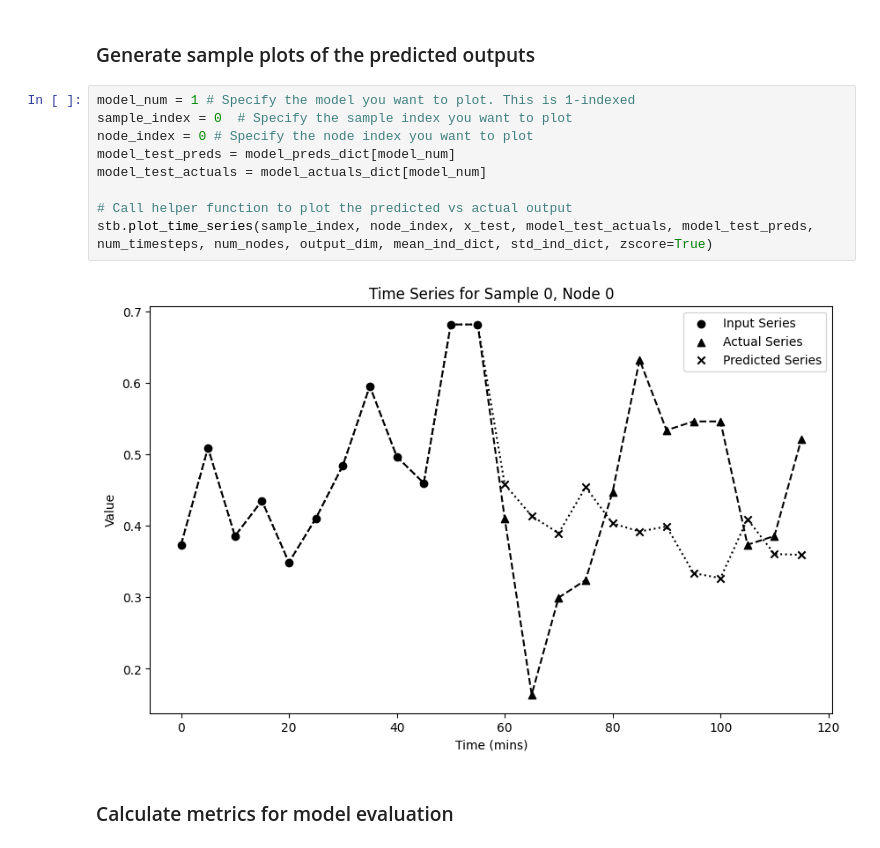
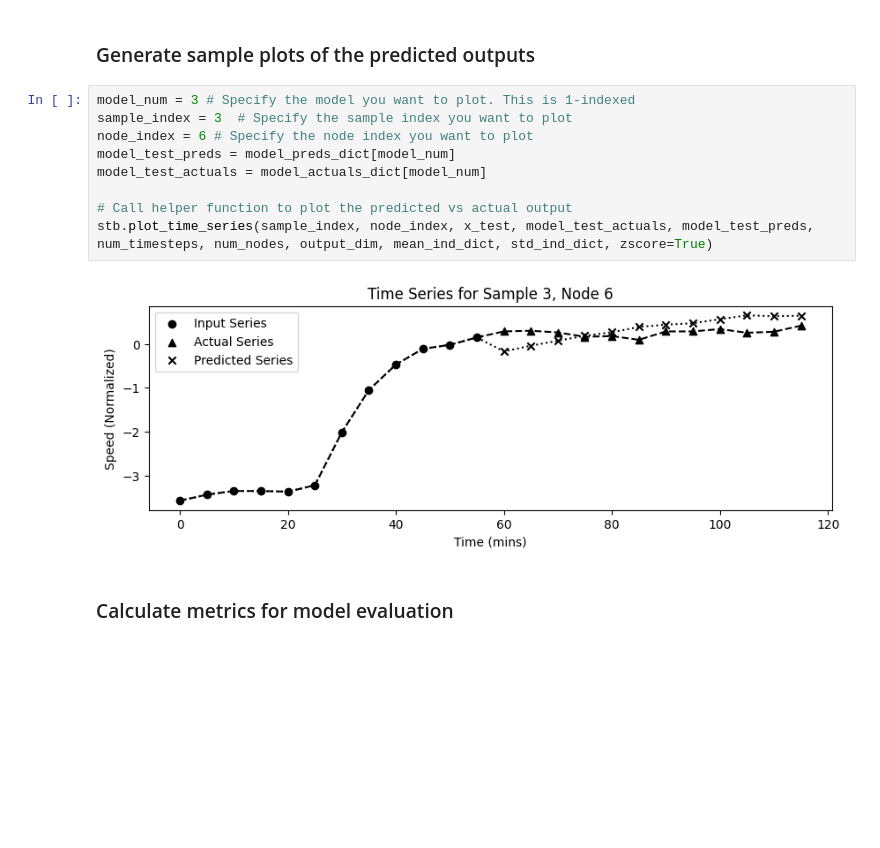
Before and after one commit to chazokada/STBLIS-NET, a Jupyter notebook: STBLIS_PEMS-BAY.ipynb, the cells around one changed output. Drawn from its saved outputs; the diff is of its cells as text; blank space fills up the shorter version.

```diff
--- a/STBLIS_PEMS-BAY.ipynb
+++ b/STBLIS_PEMS-BAY.ipynb
@@ -329,16 +329,16 @@ Model 3: Test Loss: 0.3076
 # %% [markdown]
 ### Generate sample plots of the predicted outputs
 # %%
-model_num = 1 # Specify the model you want to plot. This is 1-indexed
-sample_index = 0  # Specify the sample index you want to plot
-node_index = 0 # Specify the node index you want to plot
+model_num = 3 # Specify the model you want to plot. This is 1-indexed
+sample_index = 3  # Specify the sample index you want to plot
+node_index = 6 # Specify the node index you want to plot
 model_test_preds = model_preds_dict[model_num]
 model_test_actuals = model_actuals_dict[model_num]
 
 # Call helper function to plot the predicted vs actual output
 stb.plot_time_series(sample_index, node_index, x_test, model_test_actuals, model_test_preds, num_timesteps, num_nodes, output_dim, mean_ind_dict, std_ind_dict, zscore=True)
 # %% [output]
-[figure, old version]
+[figure, new version]
 # %% [markdown]
 ### Calculate metrics for model evaluation
 # %%
```
Also changed, not shown: parts of 3 cells of this notebook, 5 other files.
